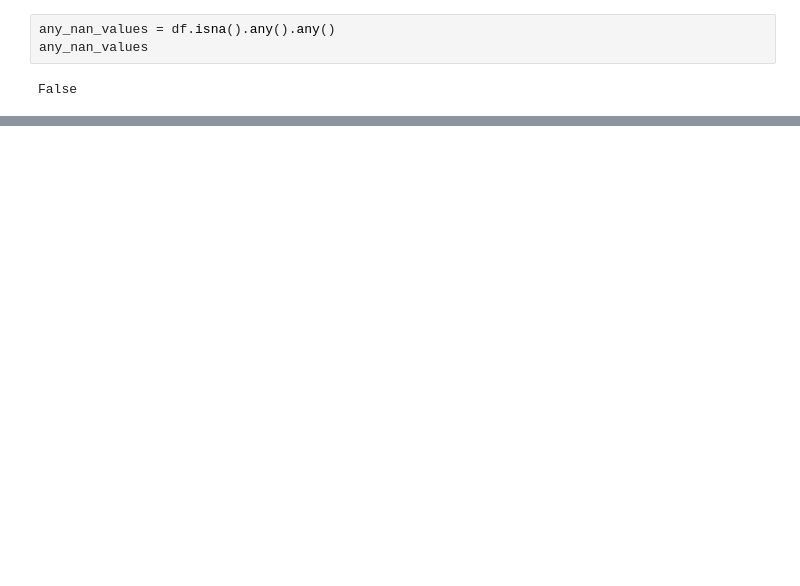
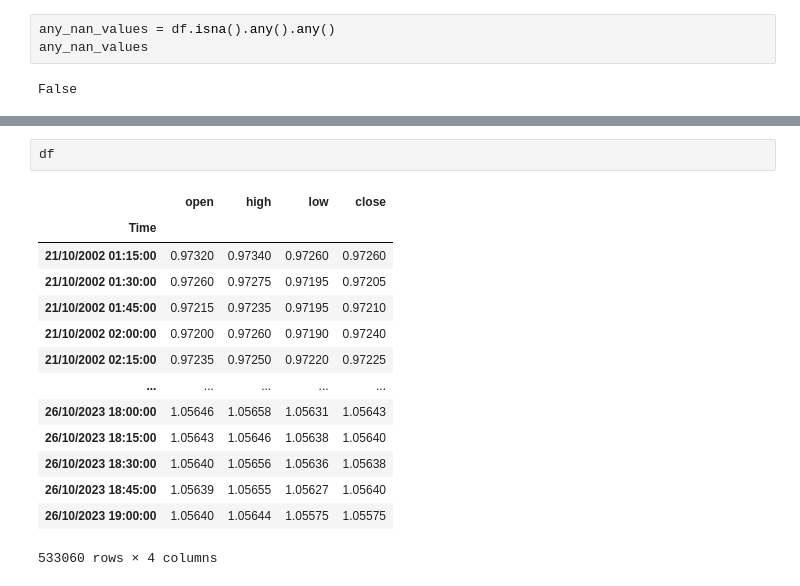
Before and after one commit to samanmoshiri/eurusd-forecasting, a Jupyter notebook: eurusd.ipynb, the cells around one changed output, grey strips where cells are left out. Drawn from its saved outputs; the diff is of its cells as text; blank space fills up the shorter version.

```diff
--- a/eurusd.ipynb
+++ b/eurusd.ipynb
@@ -30,0 +76,17 @@ False
+# %%
+df
+# %% [output]
+|  | open | high | low | close |
+| Time |  |  |  |  |
+| 21/10/2002 01:15:00 | 0.97320 | 0.97340 | 0.97260 | 0.97260 |
+| 21/10/2002 01:30:00 | 0.97260 | 0.97275 | 0.97195 | 0.97205 |
+| 21/10/2002 01:45:00 | 0.97215 | 0.97235 | 0.97195 | 0.97210 |
+| 21/10/2002 02:00:00 | 0.97200 | 0.97260 | 0.97190 | 0.97240 |
+| 21/10/2002 02:15:00 | 0.97235 | 0.97250 | 0.97220 | 0.97225 |
+| ... | ... | ... | ... | ... |
+| 26/10/2023 18:00:00 | 1.05646 | 1.05658 | 1.05631 | 1.05643 |
+| 26/10/2023 18:15:00 | 1.05643 | 1.05646 | 1.05638 | 1.05640 |
+| 26/10/2023 18:30:00 | 1.05640 | 1.05656 | 1.05636 | 1.05638 |
+| 26/10/2023 18:45:00 | 1.05639 | 1.05655 | 1.05627 | 1.05640 |
+| 26/10/2023 19:00:00 | 1.05640 | 1.05644 | 1.05575 | 1.05575 |
+533060 rows × 4 columns
```
Also changed, not shown: parts of 14 cells of this notebook.
